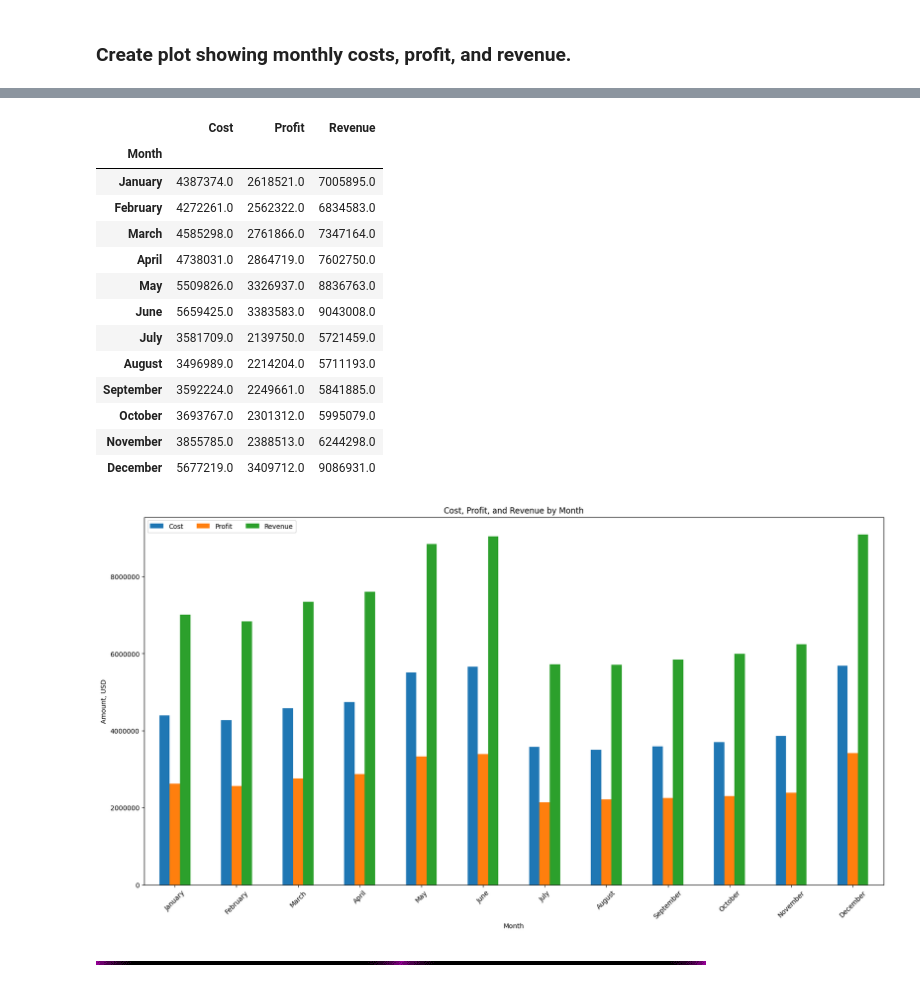
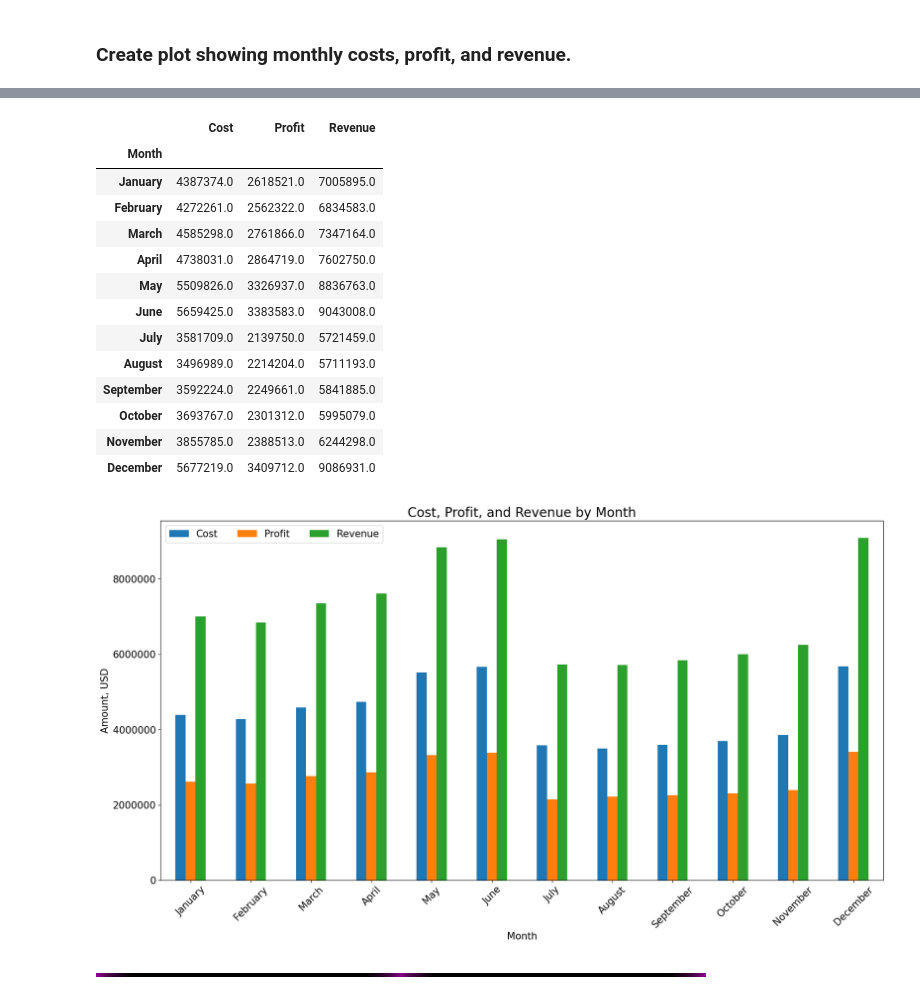
Before and after one commit to mary-bykouskaya/BikeSales, a Jupyter notebook: Bike-Sales-Data-Analysis.ipynb, the cells around one changed output, grey strips where cells are left out. Saved outputs shown, nothing was run; the diff lists cells and outputs as text; code cells hidden in the pictures.

```diff
--- a/Bike-Sales-Data-Analysis.ipynb
+++ b/Bike-Sales-Data-Analysis.ipynb
@@ -579,15 +579,16 @@ display(df_plot_data_month)
 
 # Plot
 ax = df_plot_data_month.plot(kind='bar', figsize=(20, 10))
-ax.set_xlabel('Month')
-ax.set_ylabel('Amount, USD')
-ax.set_title('Cost, Profit, and Revenue by Month')
+ax.set_xlabel('Month', fontsize=15)
+ax.set_ylabel('Amount, USD', fontsize=15)
+ax.set_title('Cost, Profit, and Revenue by Month', fontsize=20)
 
 # add a legend
-plt.legend(loc='upper left', ncols=3)
+plt.legend(loc='upper left', ncols=3, fontsize=15)
 
 # Setting axis signatures
-ax.tick_params(axis = 'x', labelrotation=45)
+ax.tick_params(axis = 'x', labelrotation=45, labelsize=15)
+ax.tick_params(axis = 'y',labelsize=15)
 sf = ScalarFormatter()
 sf.set_powerlimits((-7, 7))
 ax.yaxis.set_major_formatter(sf)
@@ -596,34 +597,34 @@ ax.yaxis.set_major_formatter(sf)
 plt.show()
 # %% [output]
 |  | Cost | Profit | Revenue |
 | Month |  |  |  |
 | April | 4738031.0 | 2864719.0 | 7602750.0 |
 | August | 3496989.0 | 2214204.0 | 5711193.0 |
 | December | 5677219.0 | 3409712.0 | 9086931.0 |
 | February | 4272261.0 | 2562322.0 | 6834583.0 |
 | January | 4387374.0 | 2618521.0 | 7005895.0 |
 | July | 3581709.0 | 2139750.0 | 5721459.0 |
 | June | 5659425.0 | 3383583.0 | 9043008.0 |
 | March | 4585298.0 | 2761866.0 | 7347164.0 |
 | May | 5509826.0 | 3326937.0 | 8836763.0 |
 | November | 3855785.0 | 2388513.0 | 6244298.0 |
 | October | 3693767.0 | 2301312.0 | 5995079.0 |
 | September | 3592224.0 | 2249661.0 | 5841885.0 |
 |  | Cost | Profit | Revenue |
 | Month |  |  |  |
 | January | 4387374.0 | 2618521.0 | 7005895.0 |
 | February | 4272261.0 | 2562322.0 | 6834583.0 |
 | March | 4585298.0 | 2761866.0 | 7347164.0 |
 | April | 4738031.0 | 2864719.0 | 7602750.0 |
 | May | 5509826.0 | 3326937.0 | 8836763.0 |
 | June | 5659425.0 | 3383583.0 | 9043008.0 |
 | July | 3581709.0 | 2139750.0 | 5721459.0 |
 | August | 3496989.0 | 2214204.0 | 5711193.0 |
 | September | 3592224.0 | 2249661.0 | 5841885.0 |
 | October | 3693767.0 | 2301312.0 | 5995079.0 |
 | November | 3855785.0 | 2388513.0 | 6244298.0 |
 | December | 5677219.0 | 3409712.0 | 9086931.0 |
-[figure, old version]
+[figure, new version]
 # %% [markdown]
 ![razdelitel_36.gif](attachment:razdelitel_36.gif)
 # %%
```
Also changed, not shown: parts of 7 cells of this notebook.
